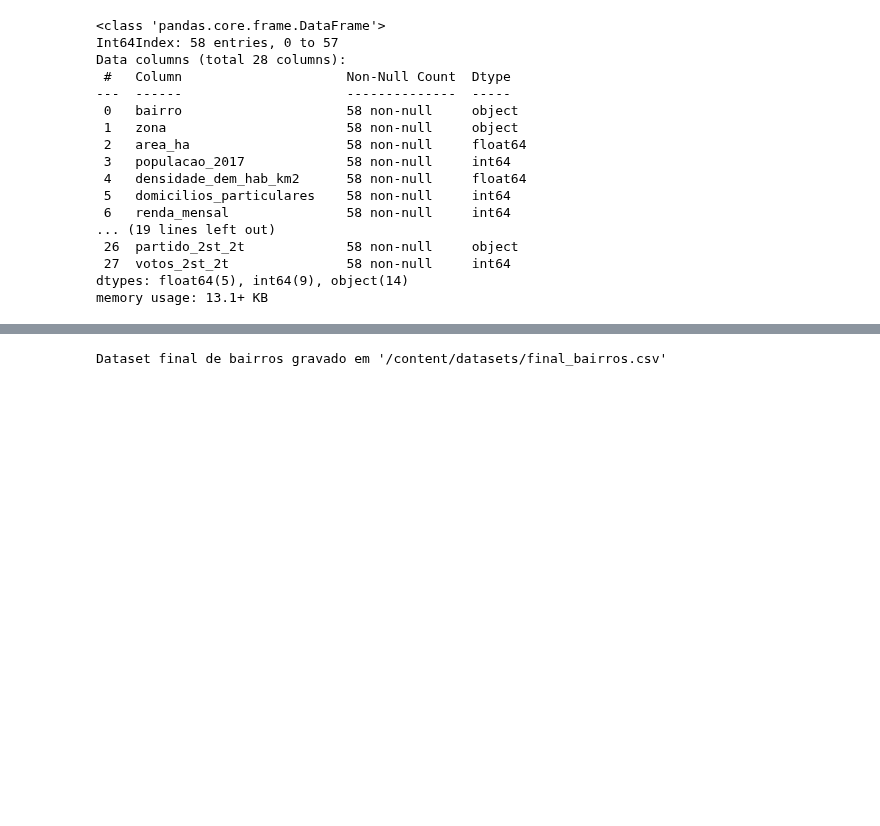
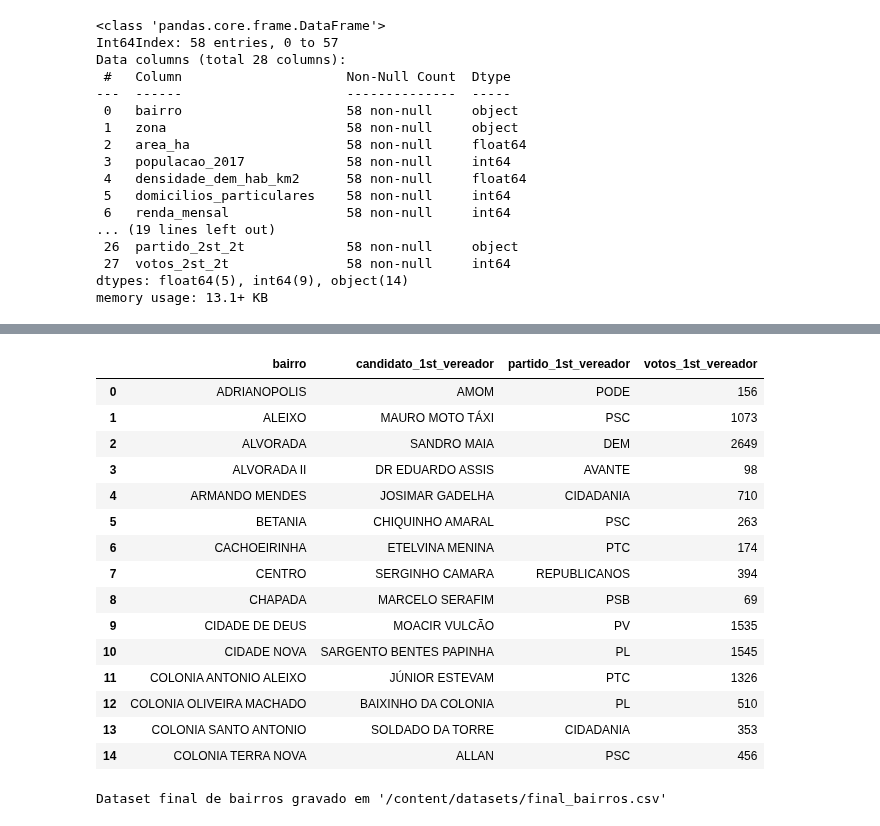
Before and after one commit to bmnds/uea-data-science-04-data-processing, a Jupyter notebook: trabalho-final/Notebook_ETL.ipynb, the cells around one changed output, grey strips where cells are left out. Cells and saved outputs as stored; diff of their text form; code cells hidden in the pictures; blank space fills up the shorter version.

```diff
--- a/trabalho-final/Notebook_ETL.ipynb
+++ b/trabalho-final/Notebook_ETL.ipynb
@@ -1656,3 +1656,13 @@ df_bairros.head(10)
 | 7 | CHAPADA | CENTRO-SUL | 241.27 | 13219 | 4634.64 | 4324 | 3096 | ... |
 | 8 | CIDADE DE DEUS | NORTE | 676.76 | 82919 | 10364.38 | 19385 | 787 | ... |
 | 9 | CIDADE NOVA | NORTE | 1419.38 | 143201 | 8534.36 | 34239 | 1174 | ... |
+# %%
+def get_nth_partido_mais_votado_vereador(df, nth):
+  return df[['bairro',  'votos', 'candidato', 'partido']] \
+              .groupby(['bairro', 'candidato', 'partido']).sum('votos') \
+              .sort_values(['bairro','votos'], ascending=[True,False]).reset_index() \
+              .groupby(['bairro']).nth(nth).reset_index()
+# %%
+df3 = df_resultados_vereador.merge(df_vereadores, on=['eleicao', 'cargo', 'numero'])
+df3 = df3.merge(df_escolas, on=['zona', 'secao', 'local'])
+df3.head()
@@ -1658,0 +1676,22 @@ df_bairros.head(10)
+# %%
+df_vereador_bairro = get_nth_partido_mais_votado_vereador(df3, 0)
+df_vereador_bairro.columns = ['bairro', 'candidato_1st_vereador', 'partido_1st_vereador','votos_1st_vereador']
+df_vereador_bairro.sort_values('bairro', ascending=True)
+df_vereador_bairro.head(15)
+# %% [output]
+|  | bairro | candidato_1st_vereador | partido_1st_vereador | votos_1st_vereador |
+| 0 | ADRIANOPOLIS | AMOM | PODE | 156 |
+| 1 | ALEIXO | MAURO MOTO TÁXI | PSC | 1073 |
+| 2 | ALVORADA | SANDRO MAIA | DEM | 2649 |
+| 3 | ALVORADA II | DR EDUARDO ASSIS | AVANTE | 98 |
+| 4 | ARMANDO MENDES | JOSIMAR GADELHA | CIDADANIA | 710 |
+| 5 | BETANIA | CHIQUINHO AMARAL | PSC | 263 |
+| 6 | CACHOEIRINHA | ETELVINA MENINA | PTC | 174 |
+| 7 | CENTRO | SERGINHO CAMARA | REPUBLICANOS | 394 |
+| 8 | CHAPADA | MARCELO SERAFIM | PSB | 69 |
+| 9 | CIDADE DE DEUS | MOACIR VULCÃO | PV | 1535 |
+| 10 | CIDADE NOVA | SARGENTO BENTES PAPINHA | PL | 1545 |
+| 11 | COLONIA ANTONIO ALEIXO | JÚNIOR ESTEVAM | PTC | 1326 |
+| 12 | COLONIA OLIVEIRA MACHADO | BAIXINHO DA COLONIA | PL | 510 |
+| 13 | COLONIA SANTO ANTONIO | SOLDADO DA TORRE | CIDADANIA | 353 |
+| 14 | COLONIA TERRA NOVA | ALLAN | PSC | 456 |
```
Also changed, not shown: parts of 2 cells of this notebook, 1 other file.
